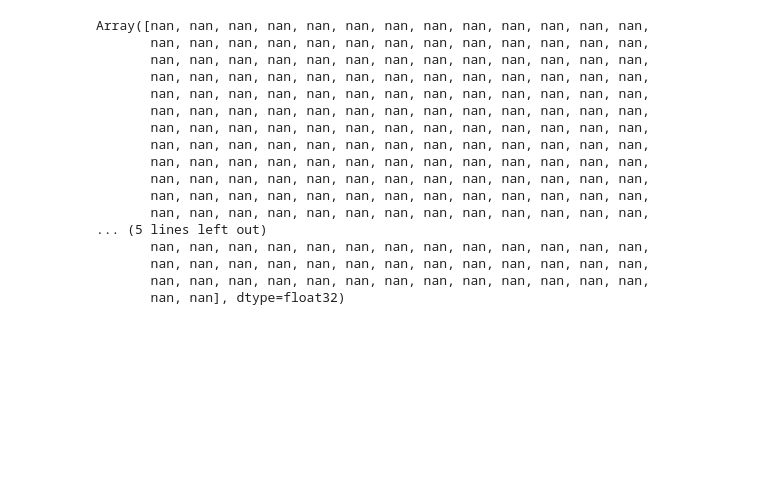
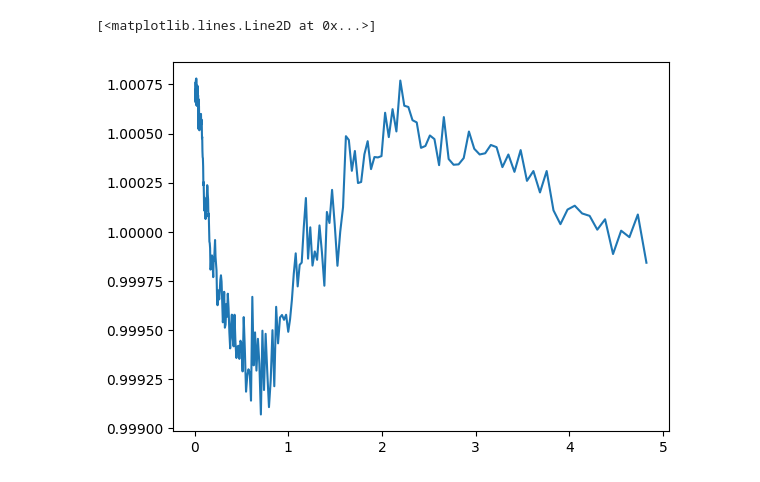
Before and after one commit to pltaylor16/odd_emu, a Jupyter notebook: production/test_solve.ipynb, the cells around one changed output. Saved outputs shown, nothing was run; the diff lists cells and outputs as text; code cells hidden in the pictures; blank space fills up the shorter version.

```diff
--- a/production/test_solve.ipynb
+++ b/production/test_solve.ipynb
@@ -102,20 +127,5 @@ Text(0.5, 1.0, 'z=0.0')
 # %%
-Pz[0]
+plt.plot(k, Pk_pred[99] / pk_all[0,0])
 # %% [output]
-Array([nan, nan, nan, nan, nan, nan, nan, nan, nan, nan, nan, nan, nan,
-       nan, nan, nan, nan, nan, nan, nan, nan, nan, nan, nan, nan, nan,
-       nan, nan, nan, nan, nan, nan, nan, nan, nan, nan, nan, nan, nan,
-       nan, nan, nan, nan, nan, nan, nan, nan, nan, nan, nan, nan, nan,
-       nan, nan, nan, nan, nan, nan, nan, nan, nan, nan, nan, nan, nan,
-       nan, nan, nan, nan, nan, nan, nan, nan, nan, nan, nan, nan, nan,
-       nan, nan, nan, nan, nan, nan, nan, nan, nan, nan, nan, nan, nan,
-       nan, nan, nan, nan, nan, nan, nan, nan, nan, nan, nan, nan, nan,
-       nan, nan, nan, nan, nan, nan, nan, nan, nan, nan, nan, nan, nan,
-       nan, nan, nan, nan, nan, nan, nan, nan, nan, nan, nan, nan, nan,
-       nan, nan, nan, nan, nan, nan, nan, nan, nan, nan, nan, nan, nan,
-       nan, nan, nan, nan, nan, nan, nan, nan, nan, nan, nan, nan, nan,
-... (5 lines left out)
-       nan, nan, nan, nan, nan, nan, nan, nan, nan, nan, nan, nan, nan,
-       nan, nan, nan, nan, nan, nan, nan, nan, nan, nan, nan, nan, nan,
-       nan, nan, nan, nan, nan, nan, nan, nan, nan, nan, nan, nan, nan,
-       nan, nan], dtype=float32)
+[<matplotlib.lines.Line2D at 0x...>]
+[figure, added]
```
Also changed, not shown: parts of 3 cells of this notebook.
